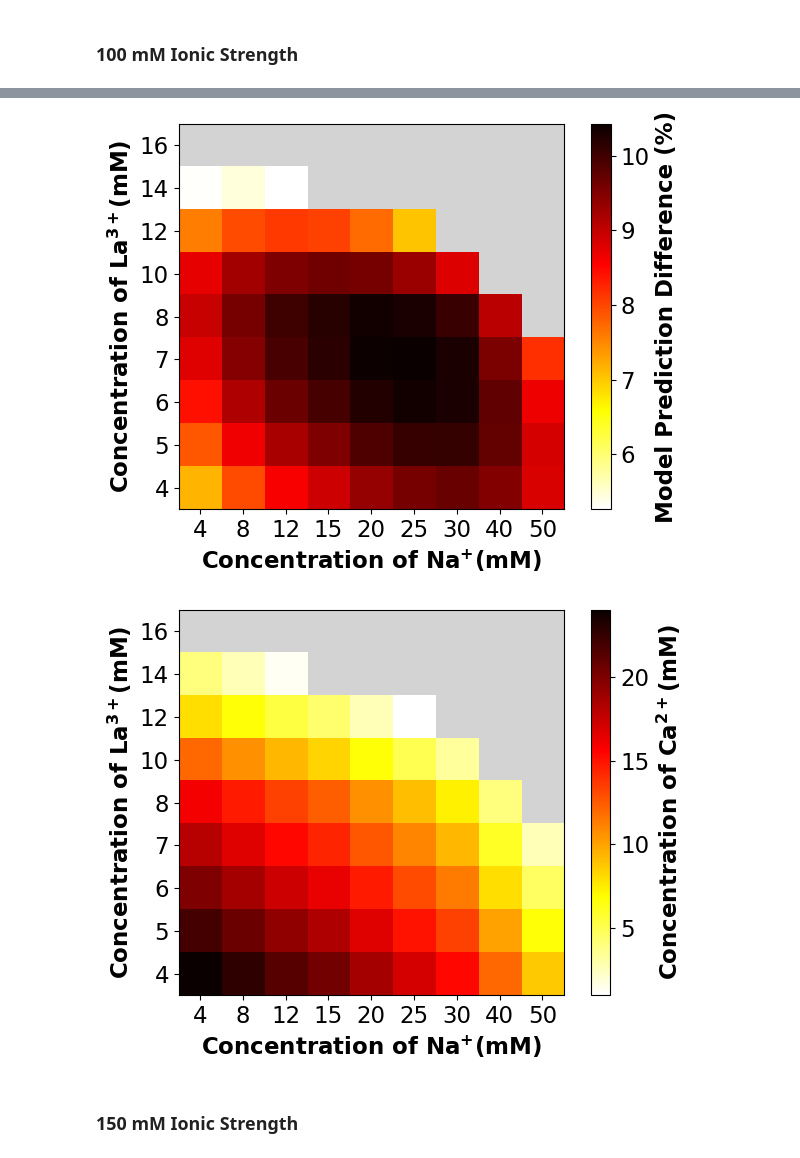
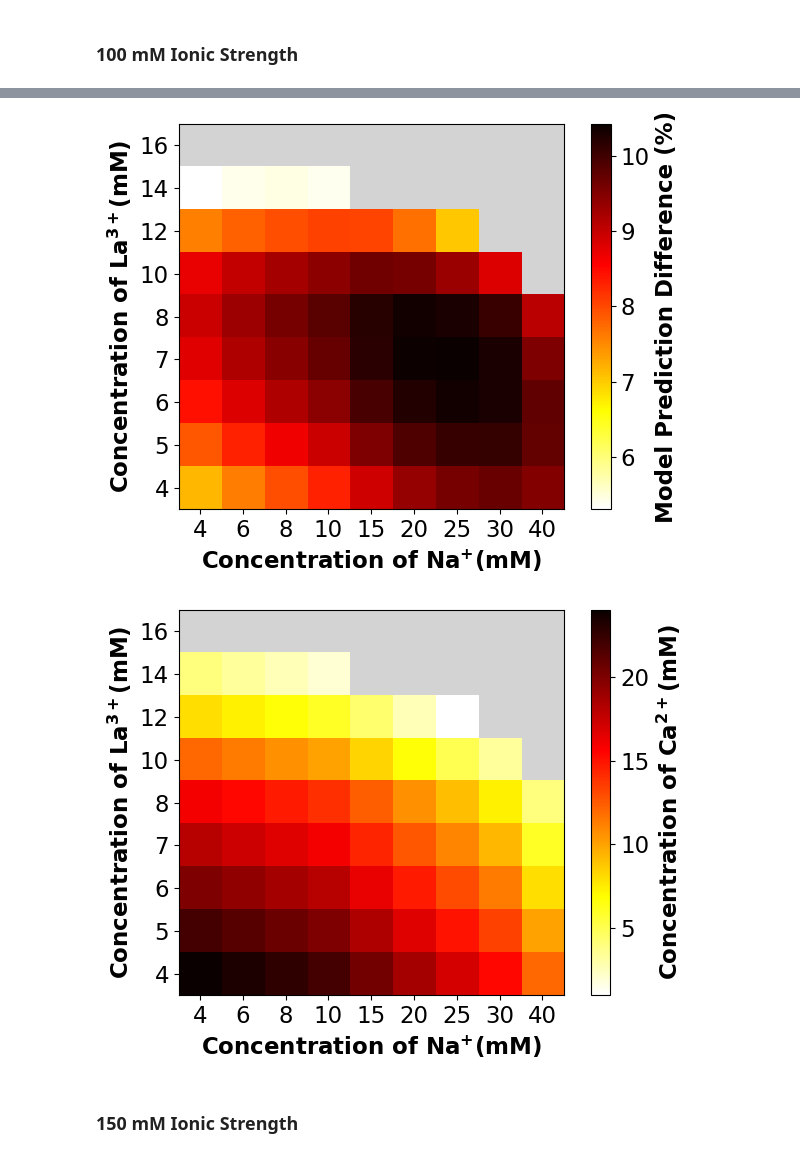
Before and after one commit to dowlinglab/salts-conductivity-modelling, a Jupyter notebook: Three-salt-experiments.ipynb, the cells around one changed output, grey strips where cells are left out. Saved outputs shown, nothing was run; the diff lists cells and outputs as text; code cells hidden in the pictures.

Commit message:
Updated figures

```diff
--- a/Three-salt-experiments.ipynb
+++ b/Three-salt-experiments.ipynb
@@ -473,7 +469,7 @@ ionic_strength_100 = 100
 # cation concentration in mM
 # na_100 = [4, 8, 10, 12, 15, 20]
 # la_100 = [12, 10, 8, 6, 5, 4]
-na_100 = [4, 8, 12, 15, 20, 25, 30, 40, 50]
+na_100 = [4, 6, 8, 10, 15, 20, 25, 30, 40]
 la_100 = [16, 14, 12, 10, 8, 7, 6, 5, 4]
 
 three_salts_conc(la_100, na_100, ionic_strength_100, "ionic_str_100")
@@ -498,5 +494,5 @@ The MAPE is of (50, 4) 8.818102992260574
-[figure, old version]
+[figure, new version]
-[figure, old version]
+[figure, new version]
 # %% [markdown]
 ### 150 mM Ionic Strength
 # %%
```
Also changed, not shown: parts of 11 cells of this notebook, 27 other files.
